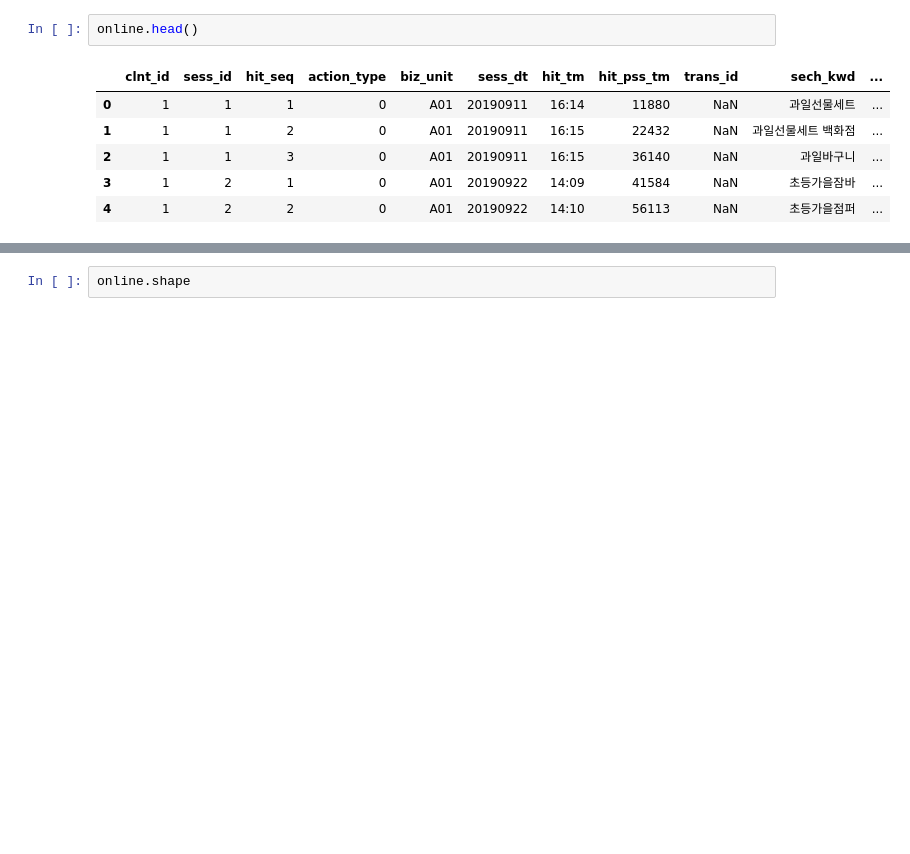
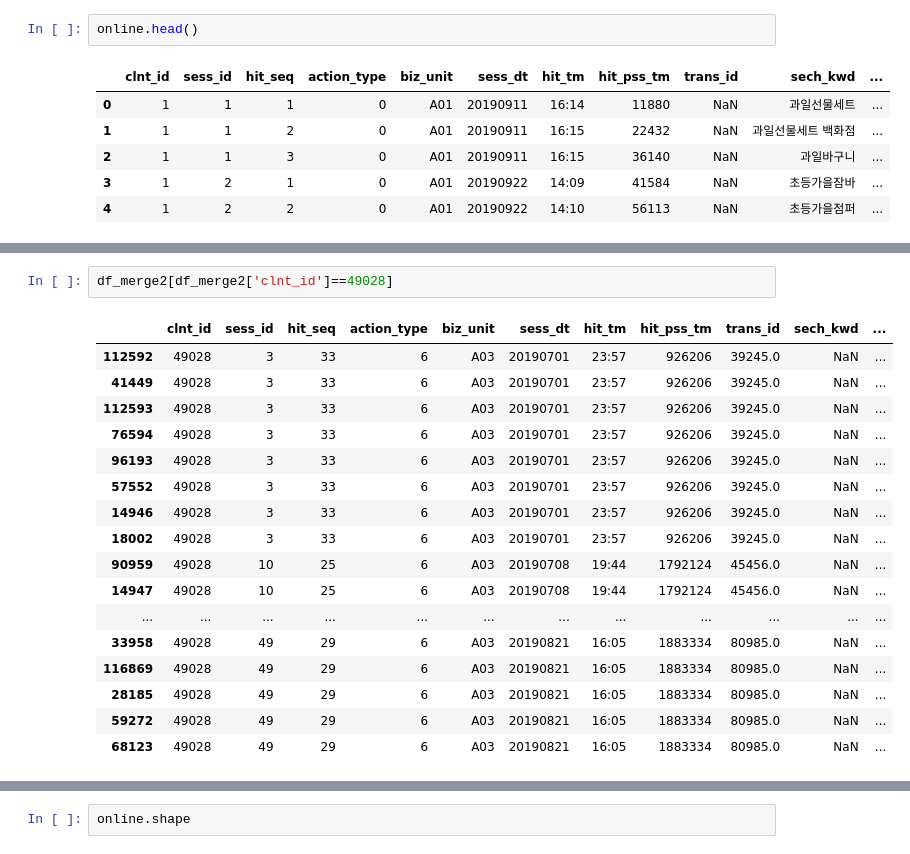
Before and after one commit to PEBpung/Lpoint-Hackathon, a Jupyter notebook: src/1. 데이터 핸들링.ipynb, the cells around one changed output, grey strips where cells are left out. Drawn from its saved outputs; the diff is of its cells as text; blank space fills up the shorter version.

```diff
--- a/src/1. 데이터 핸들링.ipynb
+++ b/src/1. 데이터 핸들링.ipynb
@@ -59,0 +443,20 @@ online.head()
+# %%
+df_merge2[df_merge2['clnt_id']==49028]
+# %% [output]
+|  | clnt_id | sess_id | hit_seq | action_type | biz_unit | sess_dt | hit_tm | hit_pss_tm | trans_id | sech_kwd | ... |
+| 112592 | 49028 | 3 | 33 | 6 | A03 | 20190701 | 23:57 | 926206 | 39245.0 | NaN | ... |
+| 41449 | 49028 | 3 | 33 | 6 | A03 | 20190701 | 23:57 | 926206 | 39245.0 | NaN | ... |
+| 112593 | 49028 | 3 | 33 | 6 | A03 | 20190701 | 23:57 | 926206 | 39245.0 | NaN | ... |
+| 76594 | 49028 | 3 | 33 | 6 | A03 | 20190701 | 23:57 | 926206 | 39245.0 | NaN | ... |
+| 96193 | 49028 | 3 | 33 | 6 | A03 | 20190701 | 23:57 | 926206 | 39245.0 | NaN | ... |
+| 57552 | 49028 | 3 | 33 | 6 | A03 | 20190701 | 23:57 | 926206 | 39245.0 | NaN | ... |
+| 14946 | 49028 | 3 | 33 | 6 | A03 | 20190701 | 23:57 | 926206 | 39245.0 | NaN | ... |
+| 18002 | 49028 | 3 | 33 | 6 | A03 | 20190701 | 23:57 | 926206 | 39245.0 | NaN | ... |
+| 90959 | 49028 | 10 | 25 | 6 | A03 | 20190708 | 19:44 | 1792124 | 45456.0 | NaN | ... |
+| 14947 | 49028 | 10 | 25 | 6 | A03 | 20190708 | 19:44 | 1792124 | 45456.0 | NaN | ... |
+| ... | ... | ... | ... | ... | ... | ... | ... | ... | ... | ... | ... |
+| 33958 | 49028 | 49 | 29 | 6 | A03 | 20190821 | 16:05 | 1883334 | 80985.0 | NaN | ... |
+| 116869 | 49028 | 49 | 29 | 6 | A03 | 20190821 | 16:05 | 1883334 | 80985.0 | NaN | ... |
+| 28185 | 49028 | 49 | 29 | 6 | A03 | 20190821 | 16:05 | 1883334 | 80985.0 | NaN | ... |
+| 59272 | 49028 | 49 | 29 | 6 | A03 | 20190821 | 16:05 | 1883334 | 80985.0 | NaN | ... |
+| 68123 | 49028 | 49 | 29 | 6 | A03 | 20190821 | 16:05 | 1883334 | 80985.0 | NaN | ... |
```
Also changed, not shown: parts of 76 cells of this notebook.
